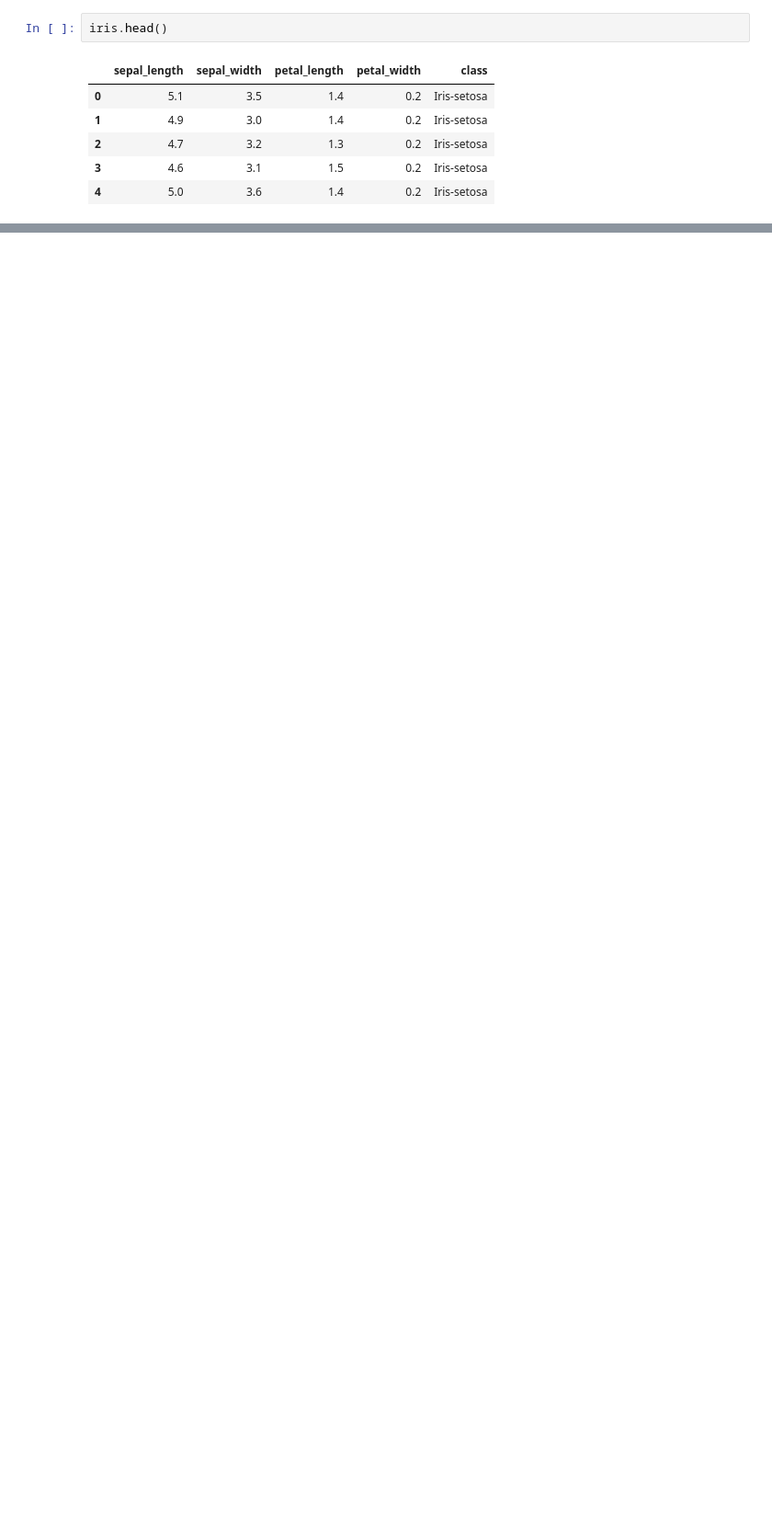
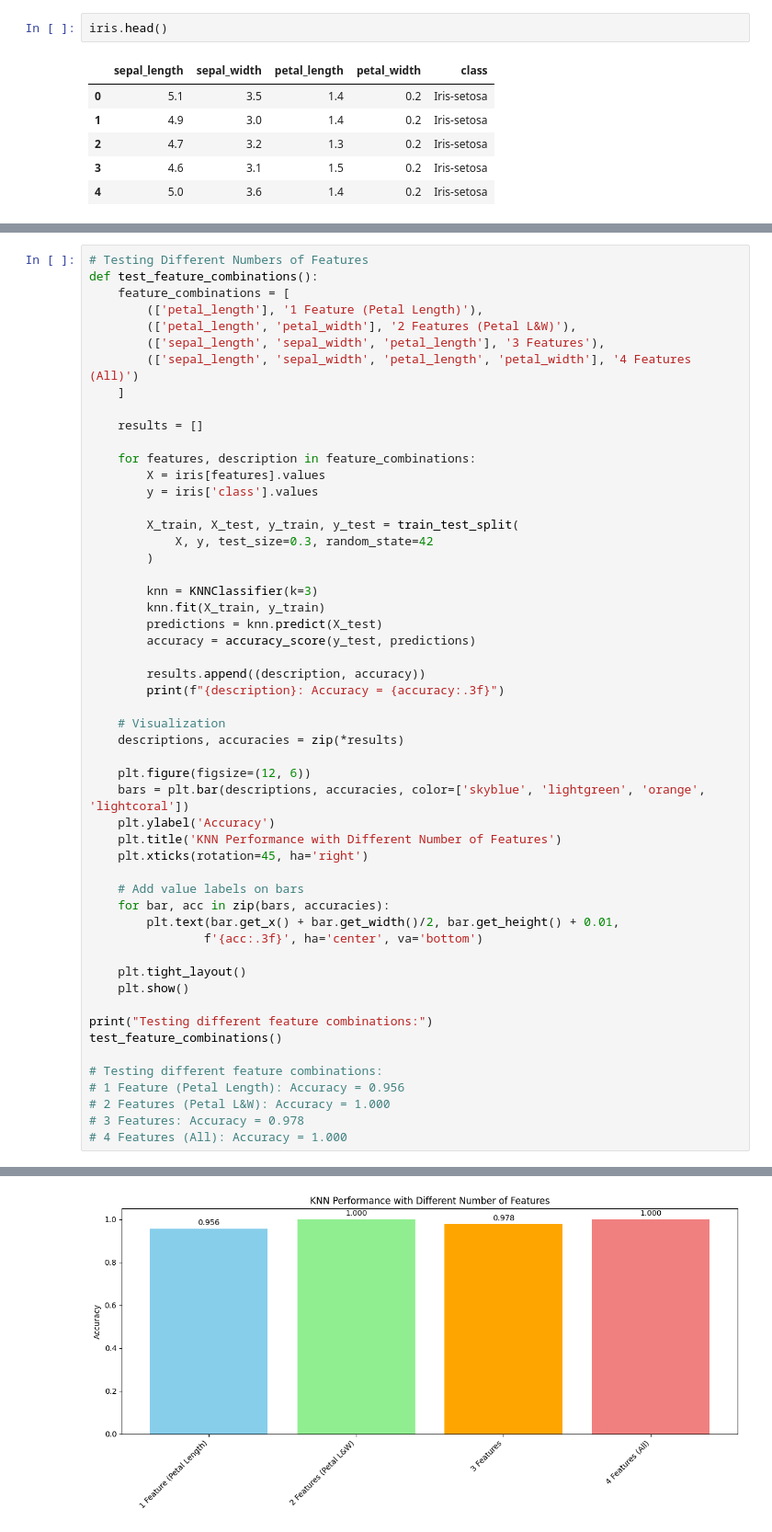
Before and after one commit to mchojna/ml-articles, a Jupyter notebook: knn/knn.ipynb, the cells around one changed output, grey strips where cells are left out. Shown: that part at 92% size. Saved outputs shown, nothing was run; the diff lists cells and outputs as text; blank space fills up the shorter version.

```diff
--- a/knn/knn.ipynb
+++ b/knn/knn.ipynb
@@ -178,0 +294,54 @@ Po lyku kawy mozemy sie zabierac do stworzenia pierwszej wersji naszego klasyfik
+# %%
+# Testing Different Numbers of Features
+def test_feature_combinations():
+    feature_combinations = [
+        (['petal_length'], '1 Feature (Petal Length)'),
+        (['petal_length', 'petal_width'], '2 Features (Petal L&W)'),
+        (['sepal_length', 'sepal_width', 'petal_length'], '3 Features'),
+        (['sepal_length', 'sepal_width', 'petal_length', 'petal_width'], '4 Features (All)')
+    ]
+
+    results = []
+
+    for features, description in feature_combinations:
+        X = iris[features].values
+        y = iris['class'].values
+
+        X_train, X_test, y_train, y_test = train_test_split(
+            X, y, test_size=0.3, random_state=42
+        )
+
+        knn = KNNClassifier(k=3)
+        knn.fit(X_train, y_train)
+        predictions = knn.predict(X_test)
+        accuracy = accuracy_score(y_test, predictions)
+
+        results.append((description, accuracy))
+        print(f"{description}: Accuracy = {accuracy:.3f}")
+
+    # Visualization
+    descriptions, accuracies = zip(*results)
+
+    plt.figure(figsize=(12, 6))
+    bars = plt.bar(descriptions, accuracies, color=['skyblue', 'lightgreen', 'orange', 'lightcoral'])
+    plt.ylabel('Accuracy')
+    plt.title('KNN Performance with Different Number of Features')
+    plt.xticks(rotation=45, ha='right')
+
+    # Add value labels on bars
+    for bar, acc in zip(bars, accuracies):
+        plt.text(bar.get_x() + bar.get_width()/2, bar.get_height() + 0.01,
+                f'{acc:.3f}', ha='center', va='bottom')
+
+    plt.tight_layout()
+    plt.show()
+
+print("Testing different feature combinations:")
+test_feature_combinations()
+
+# Testing different feature combinations:
+# 1 Feature (Petal Length): Accuracy = 0.956
+# 2 Features (Petal L&W): Accuracy = 1.000
+# 3 Features: Accuracy = 0.978
+# 4 Features (All): Accuracy = 1.000
+# %% [output]
@@ -178,0 +353 @@ Po lyku kawy mozemy sie zabierac do stworzenia pierwszej wersji naszego klasyfik
+[figure, added]
```
Also changed, not shown: parts of 54 cells of this notebook, 2 other files.
